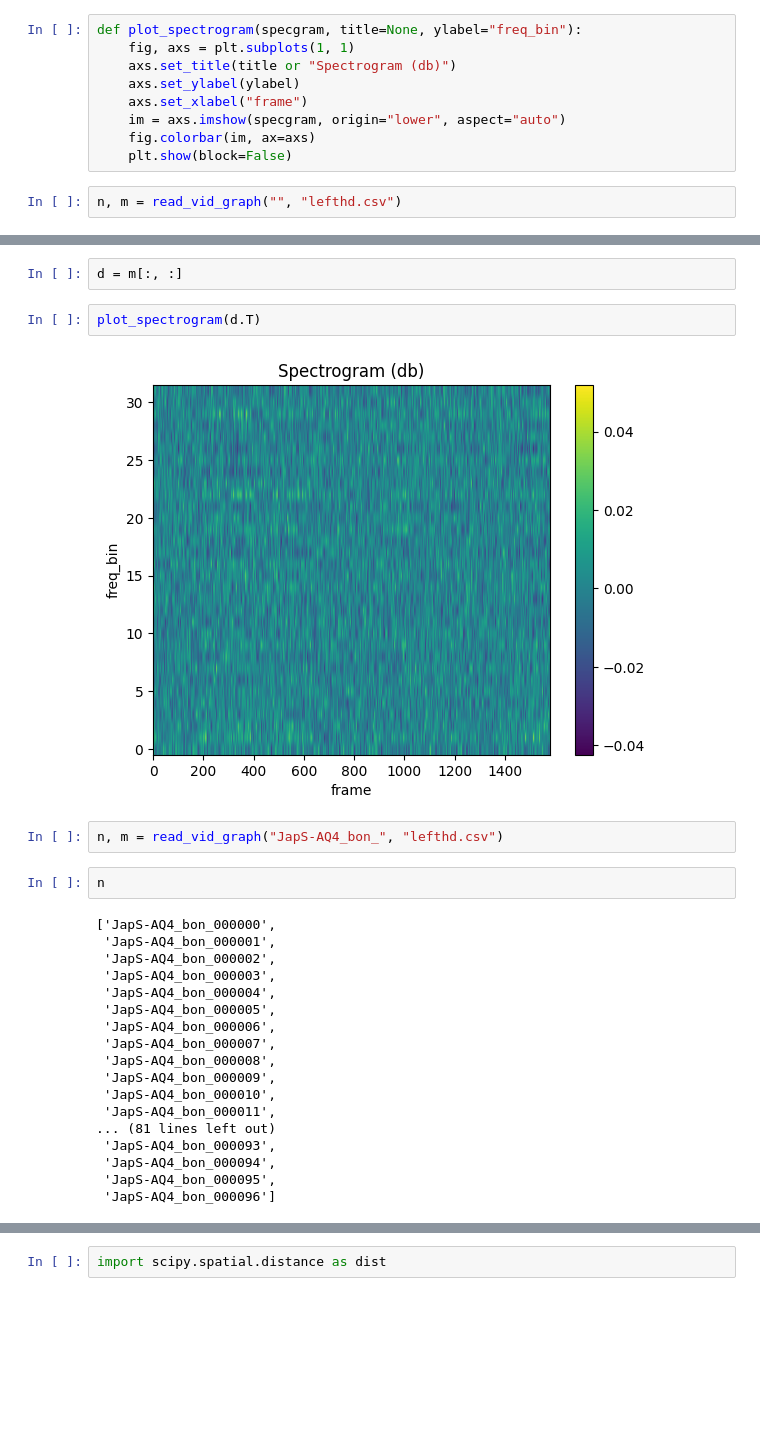
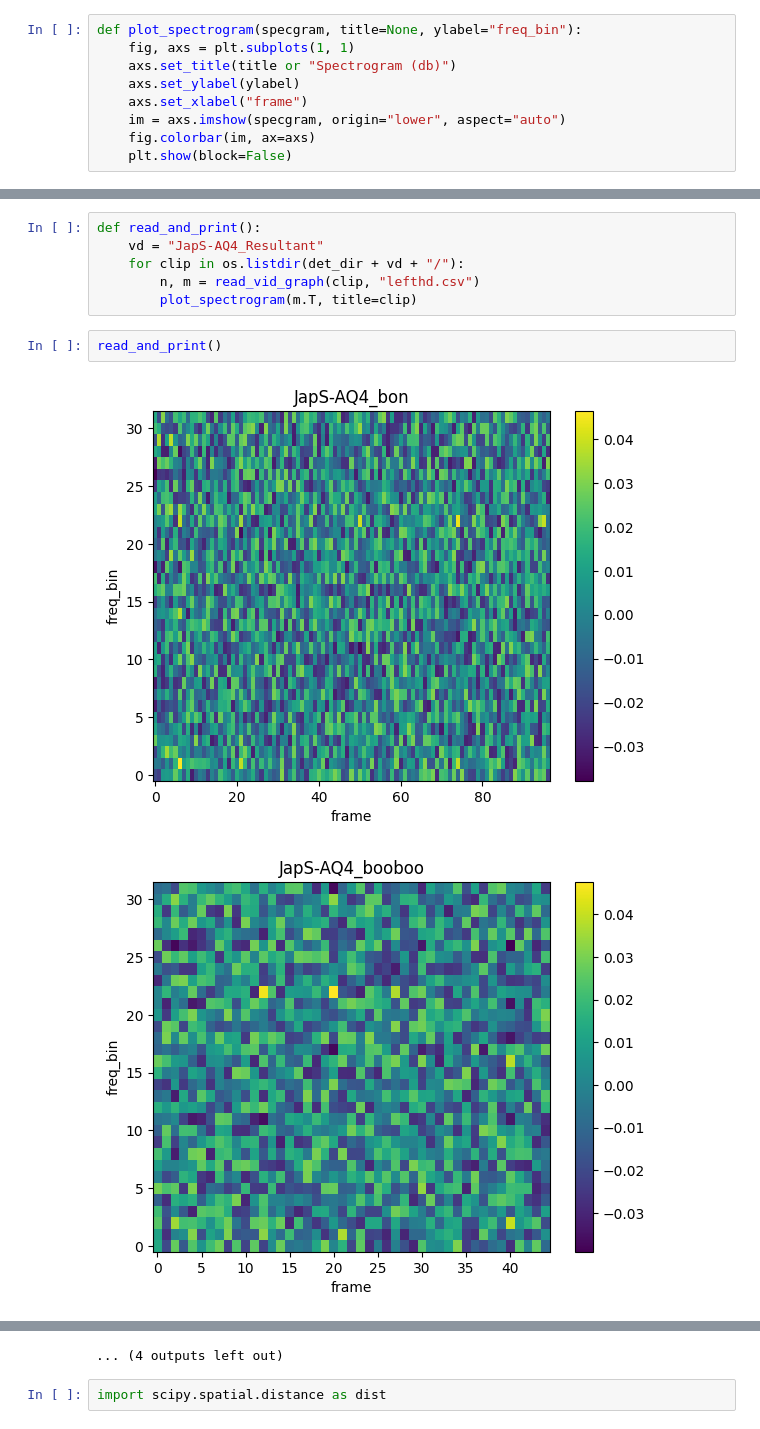
Before and after one commit to Frankalexej/slprt, a Jupyter notebook: trial.ipynb, the cells around one changed output, grey strips where cells are left out. Saved outputs shown, nothing was run; the diff lists cells and outputs as text; blank space fills up the shorter version.

```diff
--- a/trial.ipynb
+++ b/trial.ipynb
@@ -290,5 +290,3 @@ def plot_spectrogram(specgram, title=None, ylabel="freq_bin"):
     im = axs.imshow(specgram, origin="lower", aspect="auto")
     fig.colorbar(im, ax=axs)
     plt.show(block=False)
-# %%
-n, m = read_vid_graph("", "lefthd.csv")
@@ -299,28 +293,11 @@ m.shape
-# %%
-d = m[:, :]
-# %%
-plot_spectrogram(d.T)
-# %% [output]
-[figure, removed]
-# %%
-n, m = read_vid_graph("JapS-AQ4_bon_", "lefthd.csv")
-# %%
-n
-# %% [output]
-['JapS-AQ4_bon_000000',
- 'JapS-AQ4_bon_000001',
- 'JapS-AQ4_bon_000002',
- 'JapS-AQ4_bon_000003',
- 'JapS-AQ4_bon_000004',
- 'JapS-AQ4_bon_000005',
- 'JapS-AQ4_bon_000006',
- 'JapS-AQ4_bon_000007',
- 'JapS-AQ4_bon_000008',
- 'JapS-AQ4_bon_000009',
- 'JapS-AQ4_bon_000010',
- 'JapS-AQ4_bon_000011',
-... (81 lines left out)
- 'JapS-AQ4_bon_000093',
- 'JapS-AQ4_bon_000094',
- 'JapS-AQ4_bon_000095',
- 'JapS-AQ4_bon_000096']
+# %%
+def read_and_print():
+    vd = "JapS-AQ4_Resultant"
+    for clip in os.listdir(det_dir + vd + "/"):
+        n, m = read_vid_graph(clip, "lefthd.csv")
+        plot_spectrogram(m.T, title=clip)
+# %%
+read_and_print()
+# %% [output]
+[figure, added]
+[figure, added]
@@ -327,3 +314,4 @@ n
+... (4 outputs left out)
 # %%
 import scipy.spatial.distance as dist
 # %%
```
Also changed, not shown: parts of 2 cells of this notebook.
